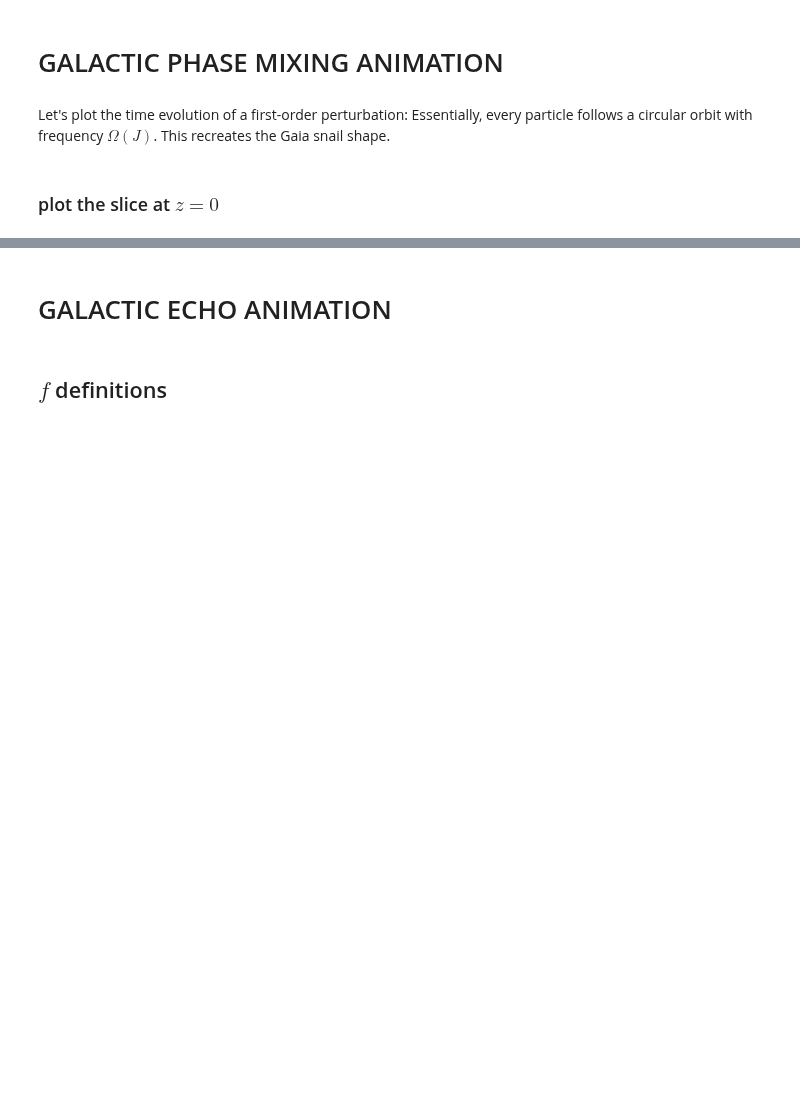
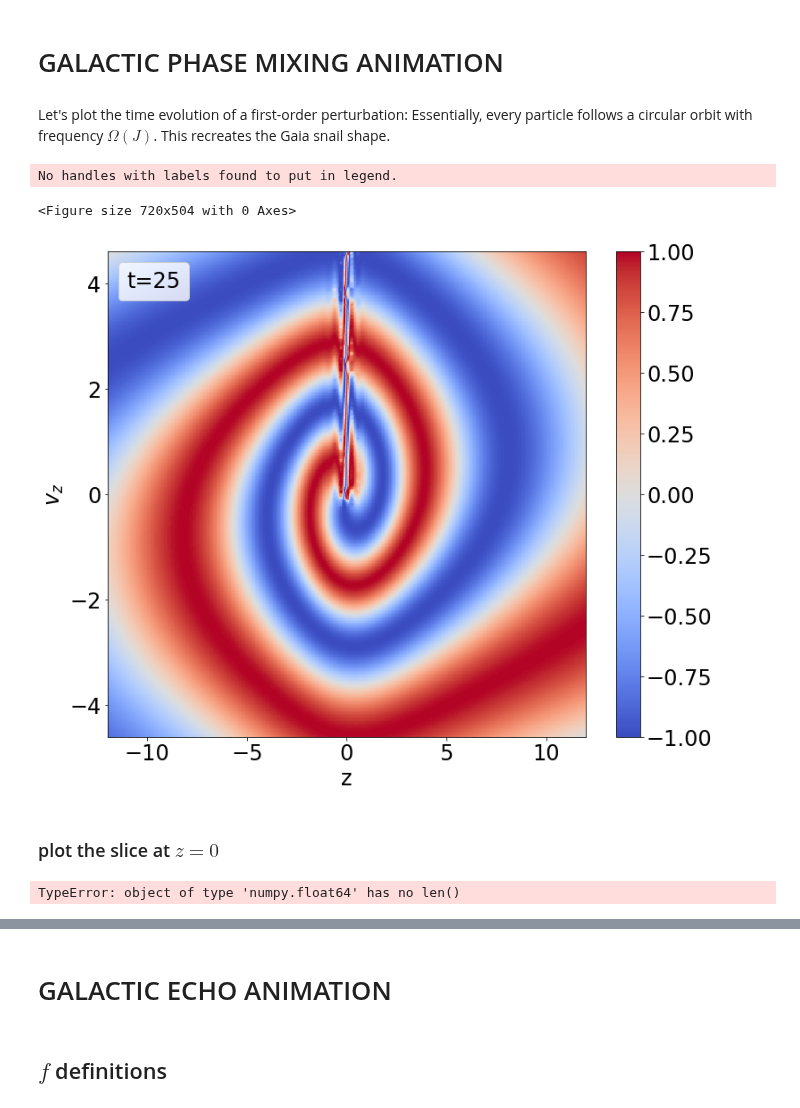
Before and after one commit to Jupiter1994/plasma-echo, a Jupyter notebook: Galactic Phase Mixing and Echo.ipynb, the cells around one changed output, grey strips where cells are left out. Drawn from its saved outputs; the diff is of its cells as text; code cells hidden in the pictures; blank space fills up the shorter version.

```diff
--- a/Galactic Phase Mixing and Echo.ipynb
+++ b/Galactic Phase Mixing and Echo.ipynb
@@ -184,36 +182,44 @@ zs, v_zs = pol2cart_meshgrid(thetas, Js)
 # %%
 ## plot phase mixing at 1 timepoint
-plt.rcParams.update({'font.size':30})
+plt.rcParams.update({'font.size':24})
 
 plt.clf()
 fig, ax = plt.subplots(1,1,figsize=(12,10))
 
-x_lim = 13
-y_lim = 5
+x_lim = zlim
+y_lim = vzlim
 plt.xlim(-x_lim, x_lim)
 plt.ylim(-y_lim, y_lim)
 
 # test that we can plot delta_f at a given t
-t_temp = 50
+t_temp = 25
 Z = delta_f_phase_mixing(thetas, Js, t_temp)
 
 im = ax.pcolormesh(zs,v_zs,Z,cmap=cm.coolwarm, animated=True, shading='auto',\
                   vmin=-1, vmax=1)
 
 fig.colorbar(im, ax=ax)
 
 ax.set_xlabel(r"z")
 ax.set_ylabel(r"$v_z$")
 # ax.set_title("$\delta f$")
 
 plt.legend(title=f"t={t_temp}", loc='upper left', labelspacing=0.)
 
 save_pm_figure = True
 if save_pm_figure:
-    plt.savefig(f'Gaia phase mixing (thesis)/Gal_pm_t={t_temp}.png')
+    plt.savefig(f'Gaia phase mixing (thesis)/Gal_pm_t={t_temp}.png', dpi=300)
 
 plt.show()
+# %% [output]
+No handles with labels found to put in legend.
+<Figure size 720x504 with 0 Axes>
+[figure, added]
 # %% [markdown]
 ### plot the slice at $z=0$
+# %%
+len(vzstep)
+# %% [output]
+TypeError: object of type 'numpy.float64' has no len()
 # %%
 # plot deltaf(z=0, v_z)
```
Also changed, not shown: parts of 2 cells of this notebook, 7 other files.
